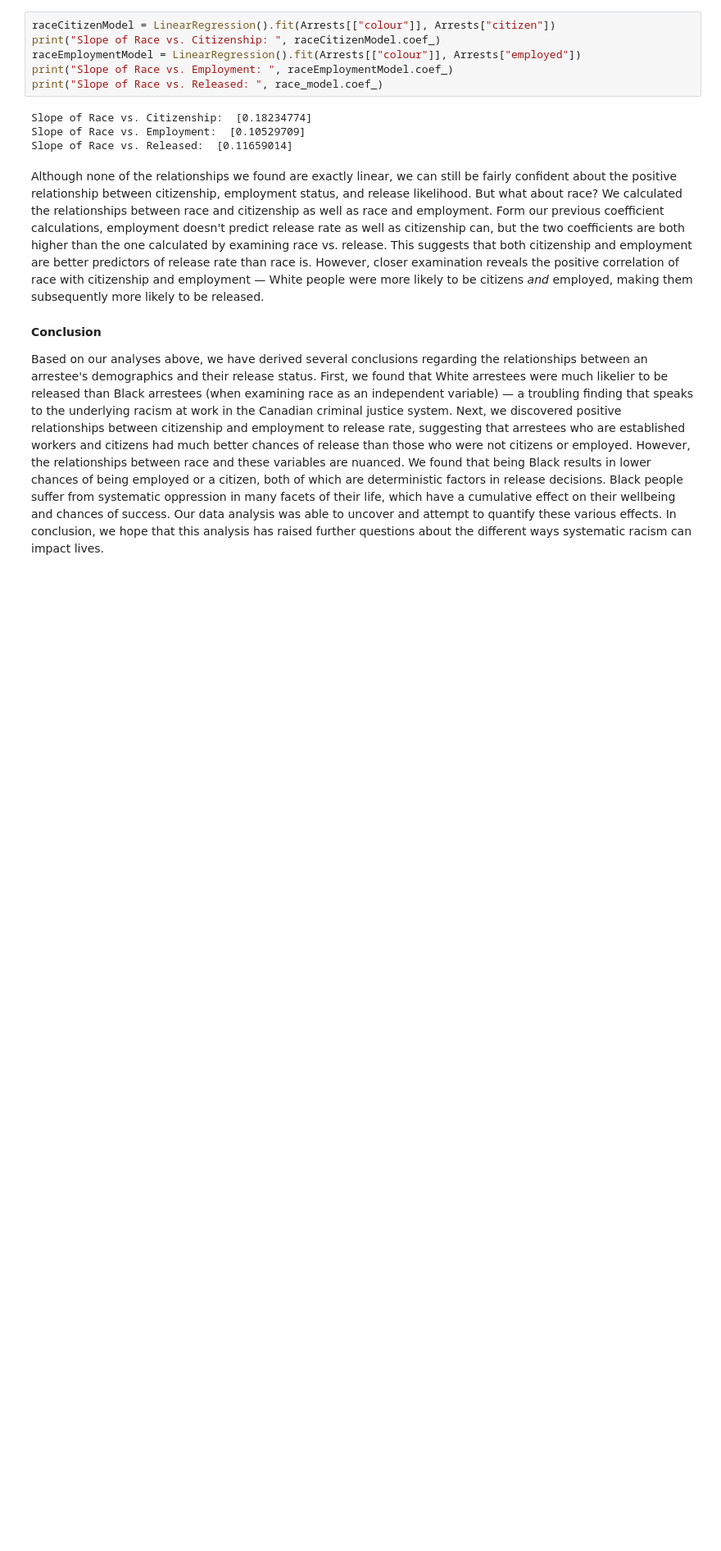
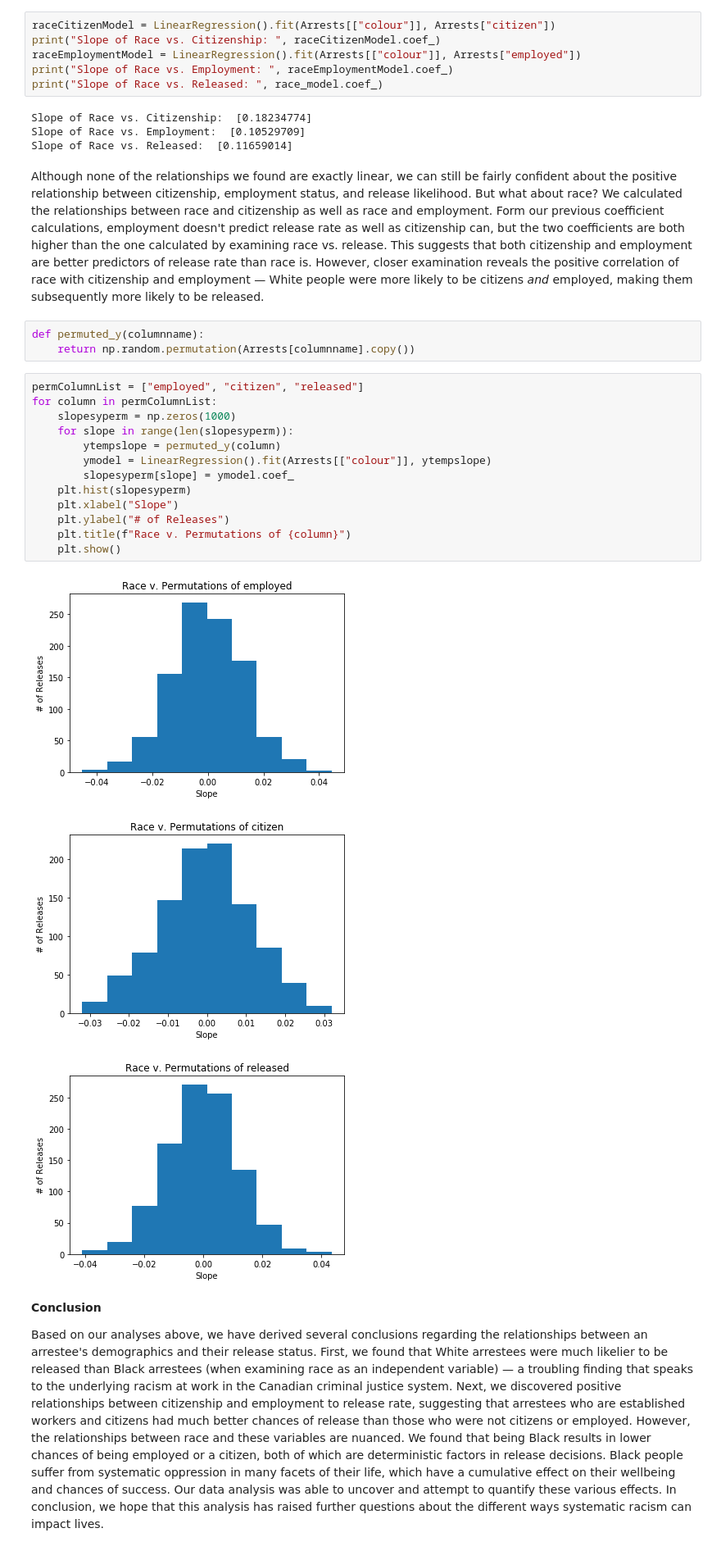
Before and after one commit to chenganyi/2950-final, a Jupyter notebook: Data_Analysis.ipynb, the cells around one changed output. Shown at 82% size. Drawn from its saved outputs; the diff is of its cells as text; blank space fills up the shorter version.

```diff
--- a/Data_Analysis.ipynb
+++ b/Data_Analysis.ipynb
@@ -317,6 +318,26 @@ Slope of Race vs. Employment:  [0.10529709]
 Slope of Race vs. Released:  [0.11659014]
 # %% [markdown]
 Although none of the relationships we found are exactly linear, we can still be fairly confident about the positive relationship between citizenship, employment status, and release likelihood. But what about race? We calculated the relationships between race and citizenship as well as race and employment. Form our previous coefficient calculations, employment doesn't predict release rate as well as citizenship can, but the two coefficients are both higher than the one calculated by examining race vs. release. This suggests that both citizenship and employment are better predictors of release rate than race is. However, closer examination reveals the positive correlation of race with citizenship and employment — White people were more likely to be citizens *and* employed, making them subsequently more likely to be released.
+# %%
+def permuted_y(columnname):
+    return np.random.permutation(Arrests[columnname].copy())
+# %%
+permColumnList = ["employed", "citizen", "released"]
+for column in permColumnList:
+    slopesyperm = np.zeros(1000)
+    for slope in range(len(slopesyperm)):
+        ytempslope = permuted_y(column)
+        ymodel = LinearRegression().fit(Arrests[["colour"]], ytempslope)
+        slopesyperm[slope] = ymodel.coef_
+    plt.hist(slopesyperm)
+    plt.xlabel("Slope")
+    plt.ylabel("# of Releases")
+    plt.title(f"Race v. Permutations of {column}")
+    plt.show()
+# %% [output]
+[figure, added]
+[figure, added]
+[figure, added]
 # %% [markdown]
 **Conclusion**
 
```
Also changed, not shown: parts of 4 cells of this notebook.
